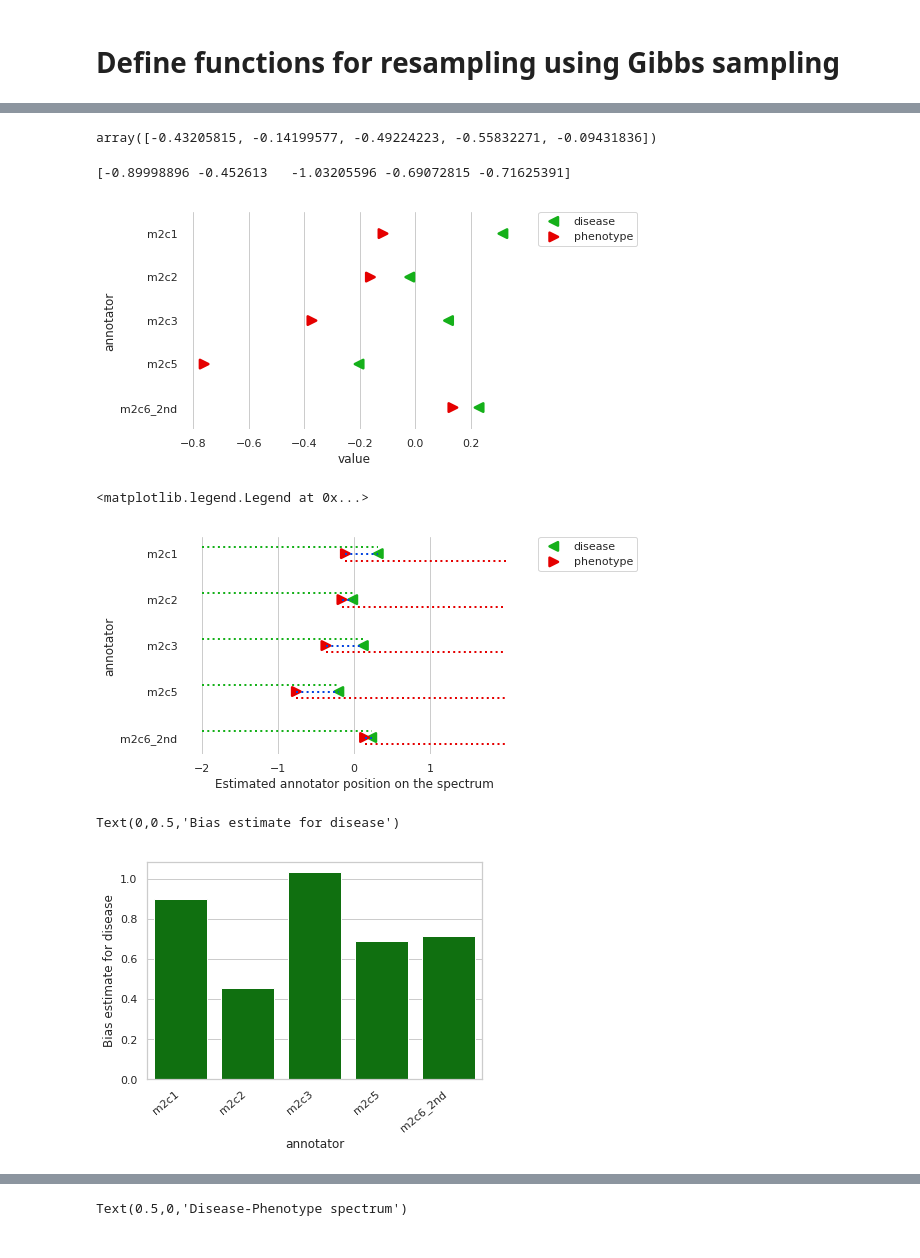
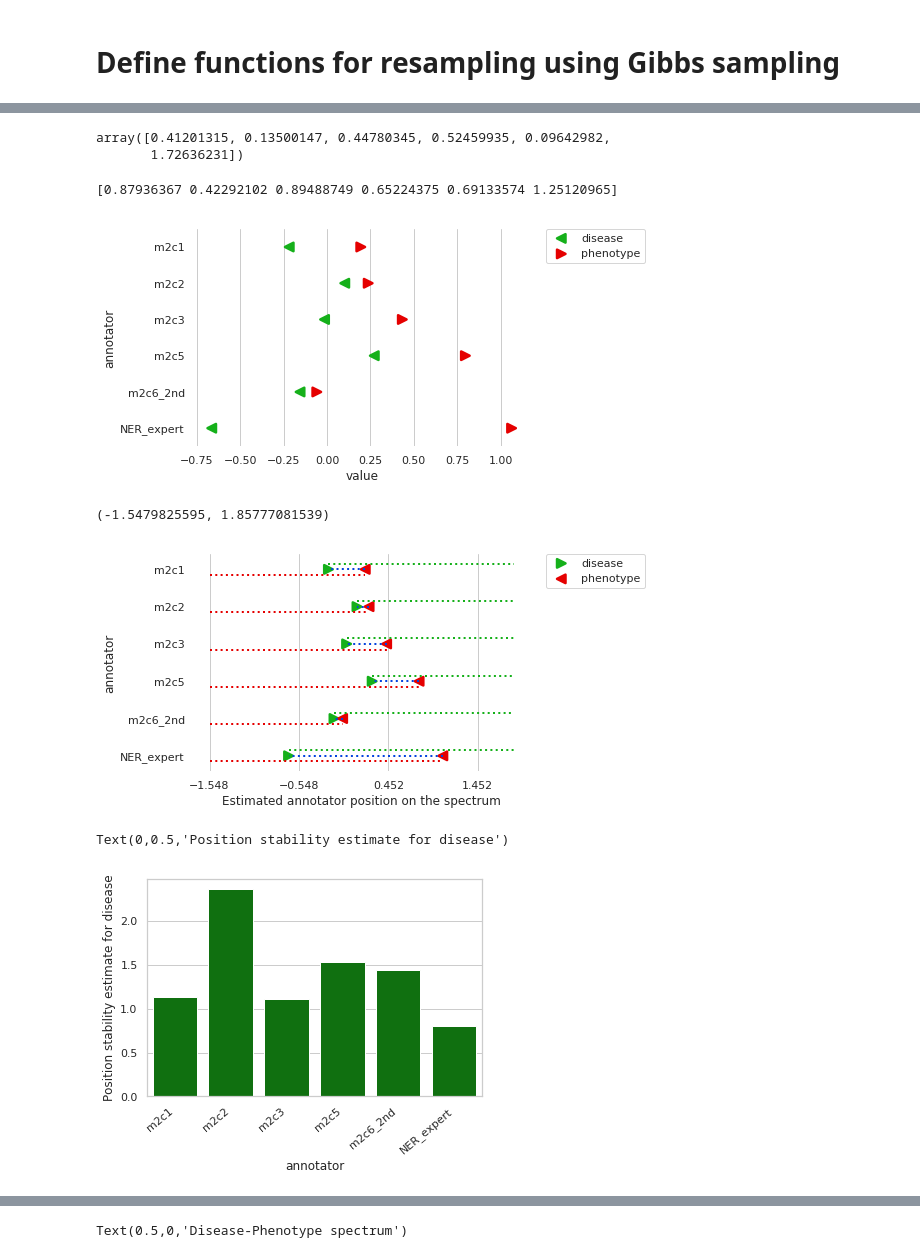
Before and after one commit to AkshitaB/scripps, a Jupyter notebook: graphical/IdealPointNamedWithExpertRelevant.ipynb, the cells around one changed output, grey strips where cells are left out. Saved outputs shown, nothing was run; the diff lists cells and outputs as text; code cells hidden in the pictures.

```diff
--- a/graphical/IdealPointNamedWithExpertRelevant.ipynb
+++ b/graphical/IdealPointNamedWithExpertRelevant.ipynb
@@ -19,7 +19,7 @@ from scripps.utils import read_datasets, norm1d, bayesian_linear_regression
 
 import seaborn as sns
 # %%
-include_NER = False
+include_NER = True
 # %%
 CF = read_datasets.get_configuration()
 cs_annotator_names = [key for key in dict(CF.items('m2c_citizen_disease')).keys() if key not in ['path', 'm2c6_1st']]
@@ -513,7 +548,8 @@ phe_loc = (xpa + xpr)/2
 
 phe_loc - dis_loc
 # %% [output]
-array([-0.43205815, -0.14199577, -0.49224223, -0.55832271, -0.09431836])
+array([0.41201315, 0.13500147, 0.44780345, 0.52459935, 0.09642982,
+       1.72636231])
 # %%
 dis_phe_pd = pd.DataFrame()
 dis_phe_pd['disease'] = dis_loc
@@ -541,8 +577,8 @@ plt.legend(bbox_to_anchor=(1.05, 1), loc=2, borderaxespad=0.)
 dis_inverses = 1/(xda - xdr)
 print(dis_inverses)
 # %% [output]
-[-0.89998896 -0.452613   -1.03205596 -0.69072815 -0.71625391]
+[0.87936367 0.42292102 0.89488749 0.65224375 0.69133574 1.25120965]
-[figure, old version]
+[figure, new version]
 # %%
 dis_phe_pd = pd.DataFrame()
 dis_phe_pd['disease'] = dis_loc
@@ -560,7 +596,7 @@ sns.despine(bottom=True, left=True)
 
 sns.pointplot(x="value", y="annotator", hue="measurement",
               data=dis_phe_pd, dodge=0, join=False,
-              markers=["<", ">"], scale=1.25, ci=None, palette=sns.xkcd_palette(['green', 'red']))
+              markers=[">", "<"], scale=1.25, ci=None, palette=sns.xkcd_palette(['green', 'red']))
 
 i = 0
 for annotator in annotator_names:
@@ -569,31 +605,33 @@ for annotator in annotator_names:
 
     phe = dis_phe_pd[(dis_phe_pd['annotator'] == annotator) & (dis_phe_pd['measurement'] == 'phenotype')]['value']
 
-    plt.plot([-2, dis.sum()], [i-0.15, i-0.15], sns.xkcd_rgb["green"], lw=2, linestyle=':')
-    plt.plot([phe.sum(), 2], [i+0.15, i+0.15], sns.xkcd_rgb["red"], lw=2, linestyle=':')
-    if phe.sum() < dis.sum():
+    plt.plot([dis.sum(), theta_max], [i-0.15, i-0.15], sns.xkcd_rgb["green"], lw=2, linestyle=':')
+    plt.plot([theta_min, phe.sum()], [i+0.15, i+0.15], sns.xkcd_rgb["red"], lw=2, linestyle=':')
+    if phe.sum() > dis.sum():
         plt.plot([phe.sum(), dis.sum()], [i, i], sns.xkcd_rgb["blue"], lw=2, linestyle=':')
     i += 1
 
 #ax.set(xticks=[-3.0, -2.5, -2.0, -1.5, -1.0, -0.5, 0.0, 0.5])
-ax.set(xticks=np.arange(np.floor(theta_min), np.ceil(theta_max)))
+ax.set(xticks=np.arange(theta_min, theta_max))
 ax.set_xlabel('Estimated annotator position on the spectrum')
 
 plt.legend(bbox_to_anchor=(1.05, 1), loc=2, borderaxespad=0.)
+
+(-1.5479825595, 1.85777081539)
 # %% [output]
-<matplotlib.legend.Legend at 0x...>
+(-1.5479825595, 1.85777081539)
-[figure, old version]
+[figure, new version]
 # %%
-dis_inverses = 1/(xdr-xda)
+dis_inverses = (xda-xdr)
 
 dis_inverses_pd = pd.DataFrame()
 dis_inverses_pd['error_bar'] = dis_inverses
 dis_inverses_pd['annotator'] = annotator_names
 
 ax = sns.barplot(x="annotator", y="error_bar", data=dis_inverses_pd, color="green")
 ax.set_xticklabels(ax.get_xticklabels(), rotation=40, ha="right")
-ax.set_ylabel('Bias estimate for disease')
+ax.set_ylabel('Position stability estimate for disease')
 # %% [output]
-Text(0,0.5,'Bias estimate for disease')
+Text(0,0.5,'Position stability estimate for disease')
-[figure, old version]
+[figure, new version]
 # %%
```
Also changed, not shown: parts of 35 cells of this notebook, 11 other files.
